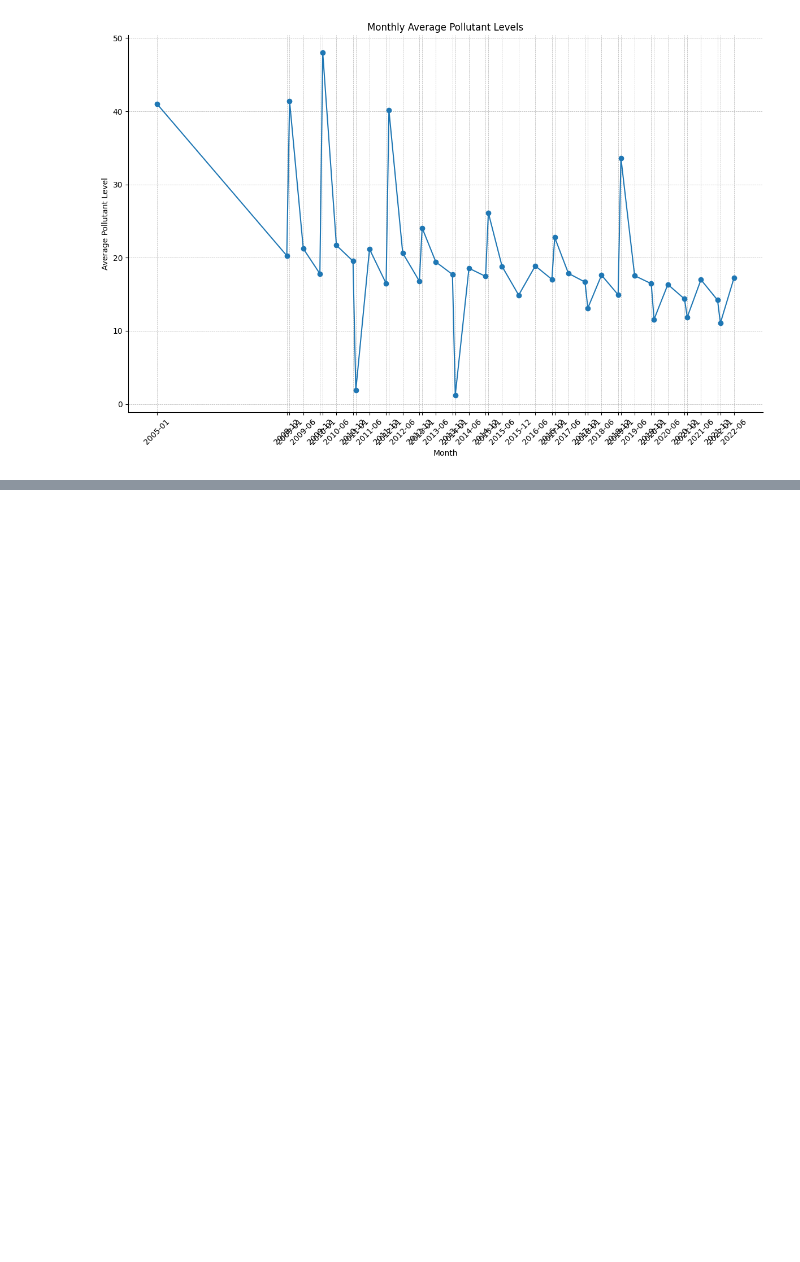
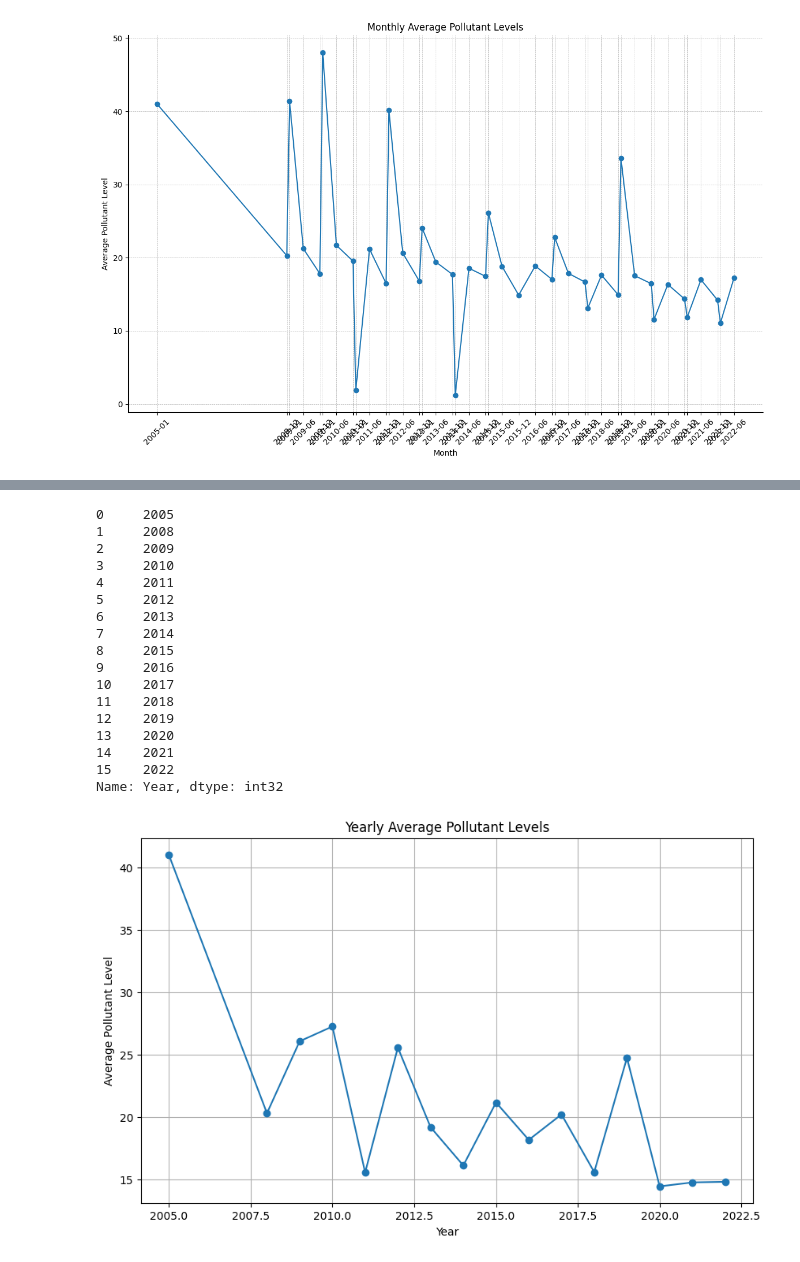
Before and after one commit to Esubaalew/AirQualityAnalysisN, a Jupyter notebook: analyze.ipynb, the cells around one changed output, grey strips where cells are left out. Cells and saved outputs as stored; diff of their text form; code cells hidden in the pictures; blank space fills up the shorter version.

Commit message:
get yearly trends

```diff
--- a/analyze.ipynb
+++ b/analyze.ipynb
@@ -144,3 +144,17 @@ def plot_monthly_trends(data_path):
 plot_monthly_trends(path)
 # %% [output]
 [figure]
+# %%
+def get_yearly_trends(data):
+    """
+    Calculate yearly average pollutant levels.
+
+    Parameters:
+    data (DataFrame): The input DataFrame containing air pollutant data.
+
+    Returns:
+    DataFrame: A DataFrame containing yearly average pollutant levels.
+    """
+    data['Year'] = data['Start_Date'].dt.year
+    yearly_trends = data.groupby('Year')['Data Value'].mean().reset_index()
+    return yearly_trends
@@ -146,0 +181,41 @@ plot_monthly_trends(path)
+# %%
+def plot_yearly_trends(data_path):
+    """
+    Plot yearly average pollutant levels.
+
+    Parameters:
+    data_path (str): The file path to the input CSV file containing air pollutant data.
+    """
+    data = get_clean_data(data_path)
+    yearly_trends = get_yearly_trends(data)
+    print(yearly_trends['Year'])
+
+
+    plt.figure(figsize=(10, 6))
+    plt.plot(yearly_trends['Year'], yearly_trends['Data Value'], marker='o')
+    plt.title('Yearly Average Pollutant Levels')
+    plt.xlabel('Year')
+    plt.ylabel('Average Pollutant Level')
+    plt.grid(True)
+    plt.show()
+# %%
+plot_yearly_trends(path)
+# %% [output]
+0     2005
+1     2008
+2     2009
+3     2010
+4     2011
+5     2012
+6     2013
+7     2014
+8     2015
+9     2016
+10    2017
+11    2018
+12    2019
+13    2020
+14    2021
+15    2022
+Name: Year, dtype: int32
+[figure, added]
```
Also changed, not shown: parts of 1 cell of this notebook.
